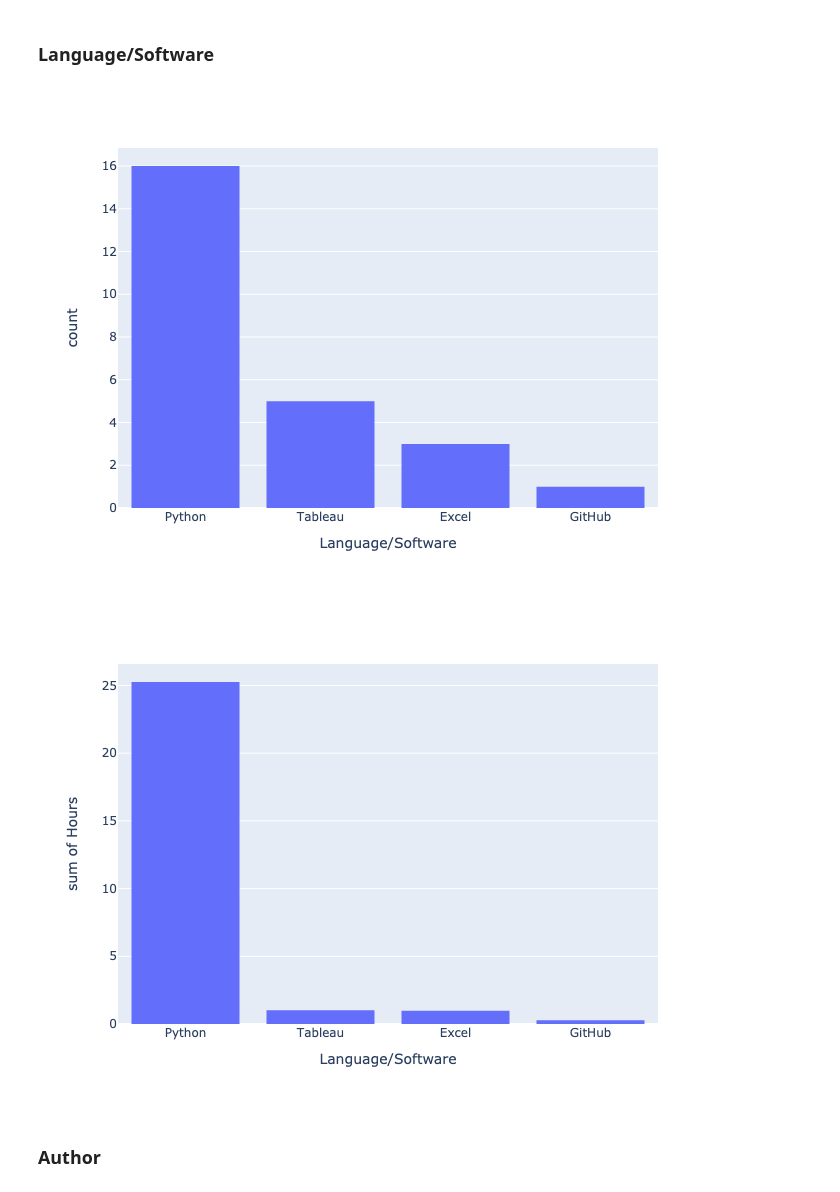
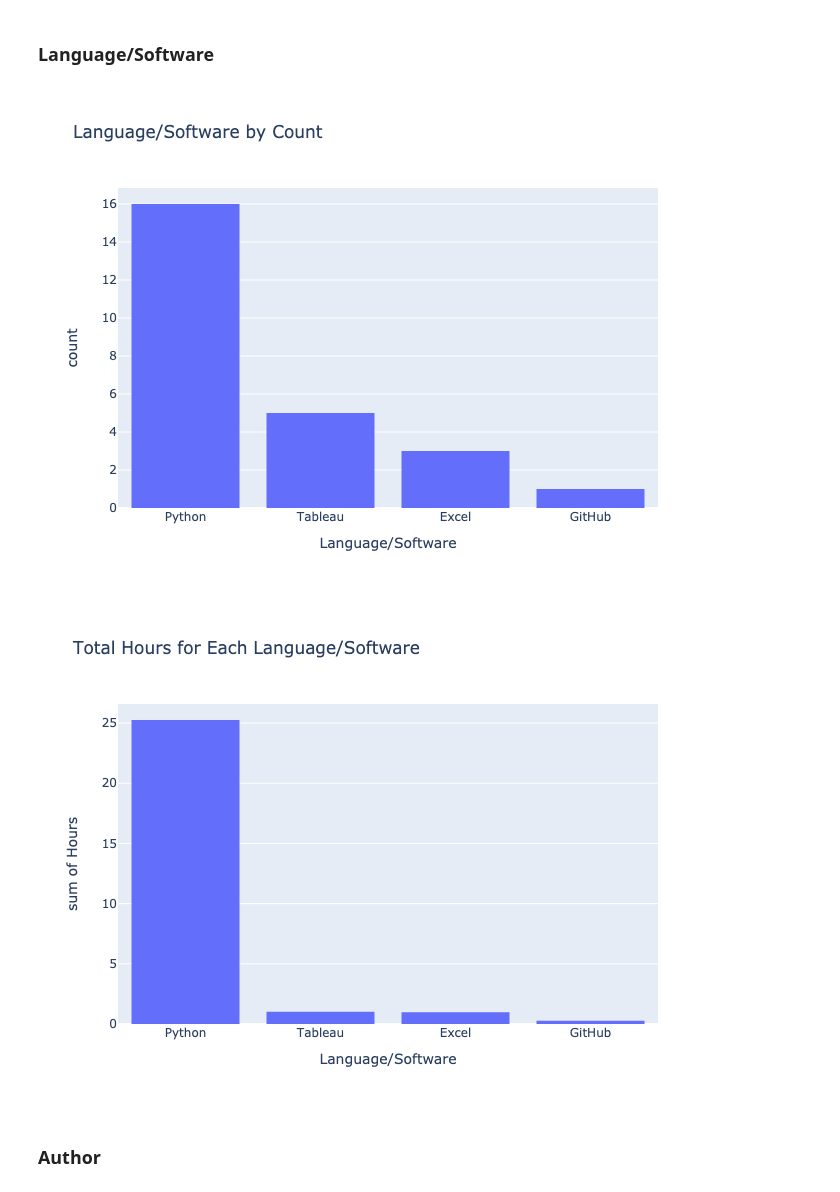
Before and after one commit to franco3x/Notion-66-Days-of-Data, a Jupyter notebook: Notion 66 Days of Data.ipynb, the cells around one changed output. Saved outputs shown, nothing was run; the diff lists cells and outputs as text; code cells hidden in the pictures.

```diff
--- a/Notion 66 Days of Data.ipynb
+++ b/Notion 66 Days of Data.ipynb
@@ -398,15 +380,15 @@ fig.show("png")
 # %% [markdown]
 ### Language/Software
 # %%
-fig = px.histogram(df, x="Language/Software").update_xaxes(categoryorder="total descending")
+fig = px.histogram(df, x="Language/Software", title="Language/Software by Count").update_xaxes(categoryorder="total descending")
 fig.show("png")
 # %% [output]
-[figure, old version]
+[figure, new version]
 # %%
-fig = px.histogram(df, x="Language/Software", y="Hours").update_xaxes(categoryorder="total descending")
+fig = px.histogram(df, x="Language/Software", y="Hours", title="Total Hours for Each Language/Software").update_xaxes(categoryorder="total descending")
 fig.show("png")
 # %% [output]
-[figure, old version]
+[figure, new version]
 # %% [markdown]
 ### Author
 # %%
```
Also changed, not shown: parts of 32 cells of this notebook.
